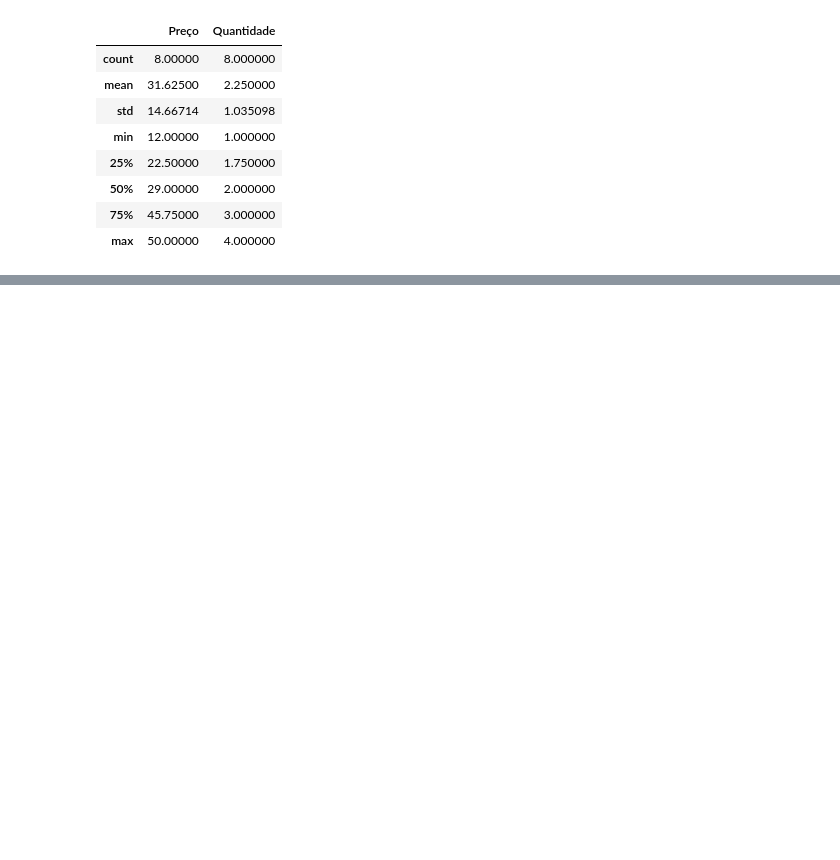
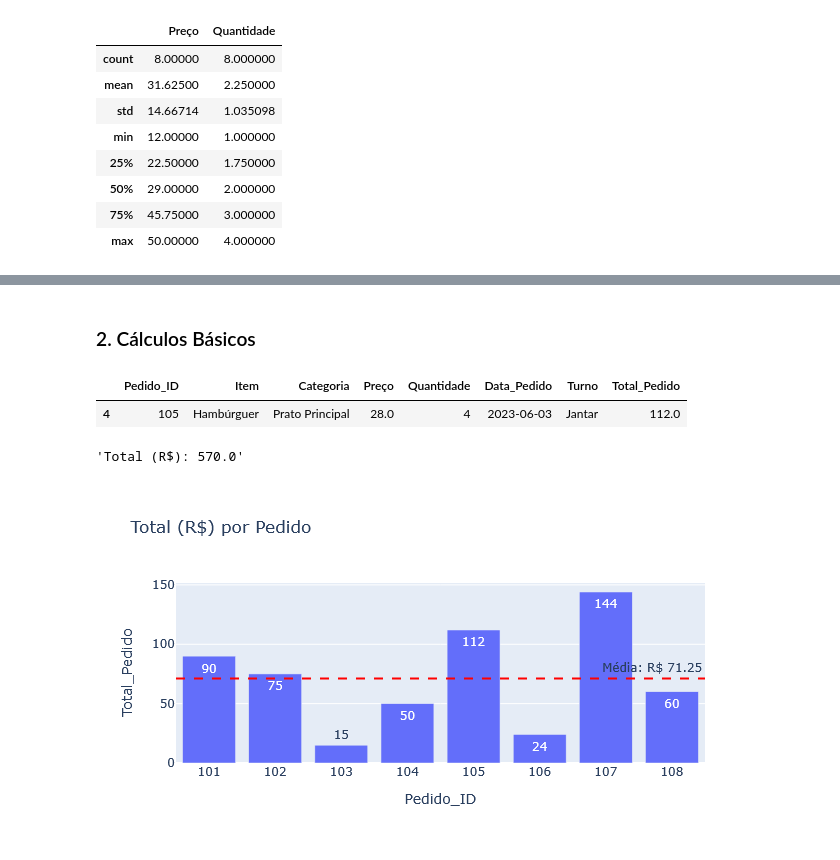
Before and after one commit to esscova/data-trivium, a Jupyter notebook: exercicios/006.ipynb, the cells around one changed output, grey strips where cells are left out. Cells and saved outputs as stored; diff of their text form; code cells hidden in the pictures; blank space fills up the shorter version.

```diff
--- a/exercicios/006.ipynb
+++ b/exercicios/006.ipynb
@@ -182,0 +162,33 @@ fig.show()
+# %% [markdown]
+### 2. Cálculos Básicos
+# %%
+df2 = df.copy()
+# %%
+#- Crie uma nova coluna chamada `Total_Pedido` que calcule o valor total de cada pedido (`Preço` * `Quantidade`).
+df2['Total_Pedido'] = df2['Preço']*df2['Quantidade']
+df2.sample()
+# %% [output]
+|  | Pedido_ID | Item | Categoria | Preço | Quantidade | Data_Pedido | Turno | Total_Pedido |
+| 4 | 105 | Hambúrguer | Prato Principal | 28.0 | 4 | 2023-06-03 | Jantar | 112.0 |
+# %%
+#- Calcule o faturamento total do restaurante (soma de `Total_Pedido`).
+f'Total (R$): {df2['Total_Pedido'].sum()}'
+# %% [output]
+'Total (R$): 570.0'
+# %%
+#- **Visualização**: Crie um gráfico de barras com Plotly mostrando o `Total_Pedido` para cada `Pedido_ID`.
+fig = px.bar(
+    df2, y='Total_Pedido', x='Pedido_ID',
+    title='Total (R$) por Pedido',
+    text='Total_Pedido'
+)
+fig.update_xaxes(tickmode='linear', dtick=1) # todos xaxex
+fig.add_hline( # plot da media de vendas
+    y=df2['Total_Pedido'].mean(),
+    line_dash='dash',
+    line_color='red',
+    annotation_text=f"Média: R$ {df2['Total_Pedido'].mean():.2f}",
+)
+fig.show()
+# %% [output]
+[figure, added]
```
Also changed, not shown: parts of 3 cells of this notebook.
